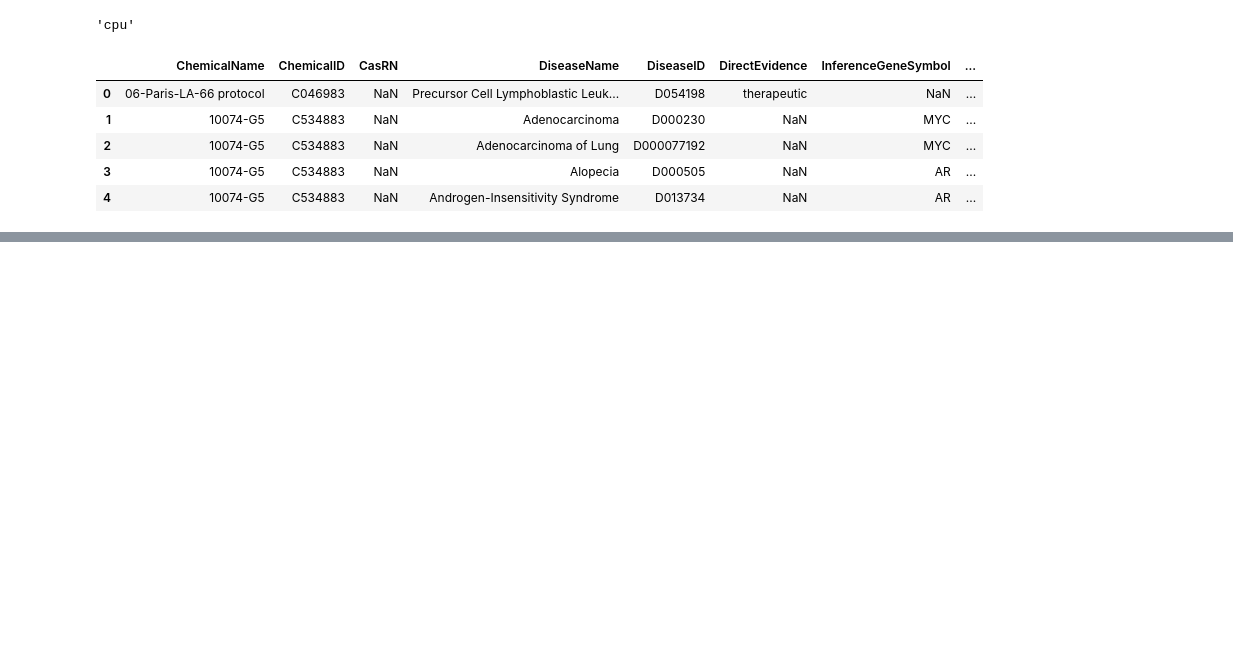
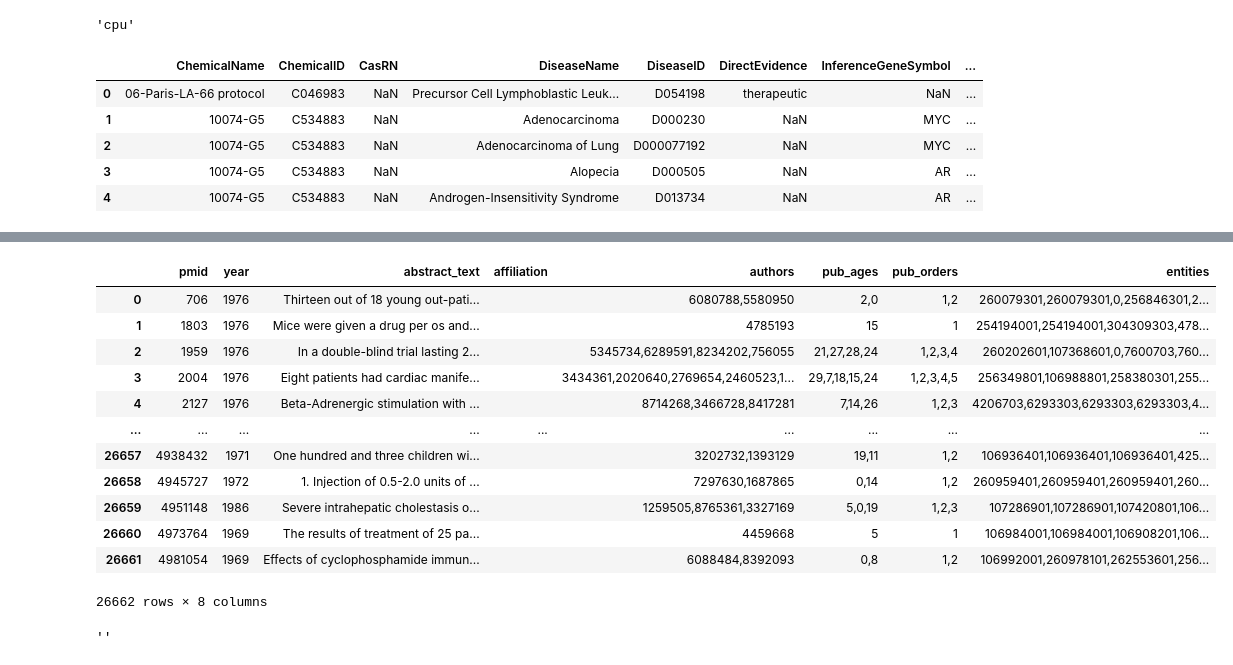
Before and after one commit to icarlous/Trans_Knowledge, a Jupyter notebook: Graph_Embedding.ipynb, the cells around one changed output, grey strips where cells are left out. Saved outputs shown, nothing was run; the diff lists cells and outputs as text; code cells hidden in the pictures; blank space fills up the shorter version.

```diff
--- a/Graph_Embedding.ipynb
+++ b/Graph_Embedding.ipynb
@@ -61,0 +214,3 @@ plt.hist([np.log10(len(x)) for x in disease_seq])
+# %%
+pmid_df = pd.read_csv("./CTD_PMid.csv", sep='$')
+pmid_df.head()
@@ -61,0 +274,22 @@ plt.hist([np.log10(len(x)) for x in disease_seq])
+# %%
+terms = {}
+for i in PMid_set:
+    terms[i] = []
+
+chunks = pd.read_csv("./OA02_Bio_entities_Main.csv", chunksize=100000, low_memory=False)
+m = 0
+for chunk in chunks:
+    m += 1
+    n = 0
+    for idx, row in chunk.iterrows():
+        if row['PMID'] in PMid_set:
+            n += 1
+            terms[row['PMID']].append(row["EntityID"])
+    if n:
+        print('Chunk', m, n)
+
+entities = []
+for i in pmid_df['pmid']:
+    entities.append(','.join([str(i) for i in terms[i]]))
+
+pmid_df['entities'] = entities
@@ -61,0 +329,6 @@ plt.hist([np.log10(len(x)) for x in disease_seq])
+# %%
+entities = []
+for i in pmid_df['pmid']:
+    entities.append(','.join([str(i) for i in terms[i]]))
+
+pmid_df['entities'] = entities
@@ -61,0 +344,24 @@ plt.hist([np.log10(len(x)) for x in disease_seq])
+# %%
+pmid_df["affiliation"] = pmid_df["affiliation"].apply(lambda x: ','.join([str(i) for i in x]))
+pmid_df["authors"] = pmid_df["authors"].apply(lambda x: ','.join([str(i) for i in x]))
+pmid_df["pub_ages"] = pmid_df["pub_ages"].apply(lambda x: ','.join([str(i) for i in x]))
+pmid_df["pub_orders"] = pmid_df["pub_orders"].apply(lambda x: ','.join([str(i) for i in x]))
+pmid_df
+# %% [output]
+|  | pmid | year | abstract_text | affiliation | authors | pub_ages | pub_orders | entities |
+| 0 | 706 | 1976 | Thirteen out of 18 young out-pati... |  | 6080788,5580950 | 2,0 | 1,2 | 260079301,260079301,0,256846301,2... |
+| 1 | 1803 | 1976 | Mice were given a drug per os and... |  | 4785193 | 15 | 1 | 254194001,254194001,304309303,478... |
+| 2 | 1959 | 1976 | In a double-blind trial lasting 2... |  | 5345734,6289591,8234202,756055 | 21,27,28,24 | 1,2,3,4 | 260202601,107368601,0,7600703,760... |
+| 3 | 2004 | 1976 | Eight patients had cardiac manife... |  | 3434361,2020640,2769654,2460523,1... | 29,7,18,15,24 | 1,2,3,4,5 | 256349801,106988801,258380301,255... |
+| 4 | 2127 | 1976 | Beta-Adrenergic stimulation with ... |  | 8714268,3466728,8417281 | 7,14,26 | 1,2,3 | 4206703,6293303,6293303,6293303,4... |
+| ... | ... | ... | ... | ... | ... | ... | ... | ... |
+| 26657 | 4938432 | 1971 | One hundred and three children wi... |  | 3202732,1393129 | 19,11 | 1,2 | 106936401,106936401,106936401,425... |
+| 26658 | 4945727 | 1972 | 1. Injection of 0.5-2.0 units of ... |  | 7297630,1687865 | 0,14 | 1,2 | 260959401,260959401,260959401,260... |
+| 26659 | 4951148 | 1986 | Severe intrahepatic cholestasis o... |  | 1259505,8765361,3327169 | 5,0,19 | 1,2,3 | 107286901,107286901,107420801,106... |
+| 26660 | 4973764 | 1969 | The results of treatment of 25 pa... |  | 4459668 | 5 | 1 | 106984001,106984001,106908201,106... |
+| 26661 | 4981054 | 1969 | Effects of cyclophosphamide immun... |  | 6088484,8392093 | 0,8 | 1,2 | 106992001,260978101,262553601,256... |
+26662 rows × 8 columns
+# %%
+','.join([])
+# %% [output]
+''
```
Also changed, not shown: parts of 25 cells of this notebook, 3 other files.
